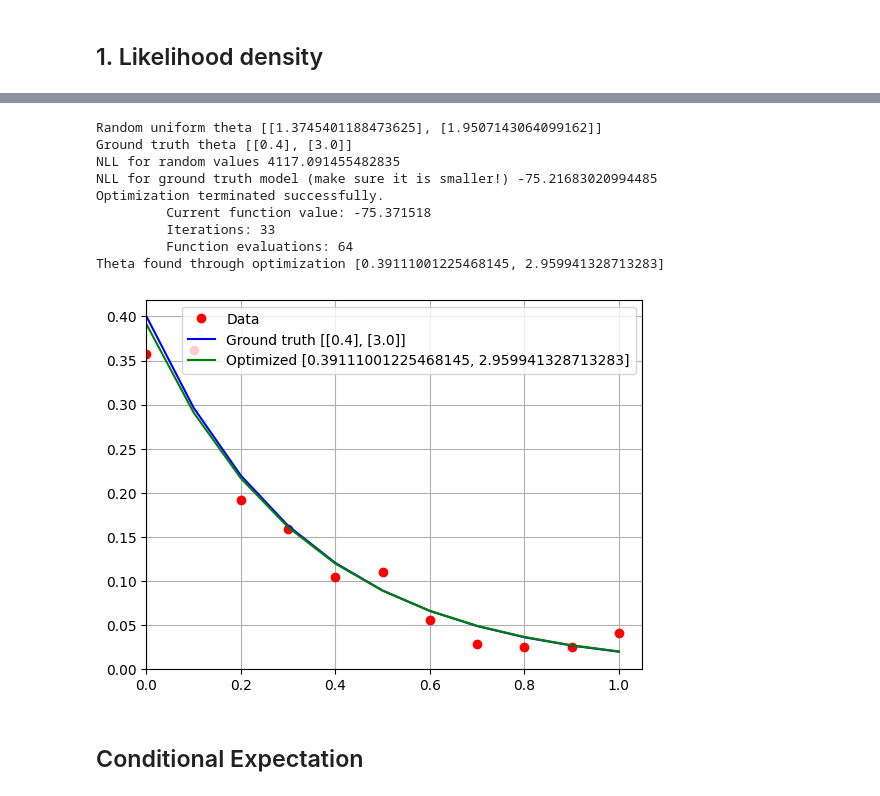
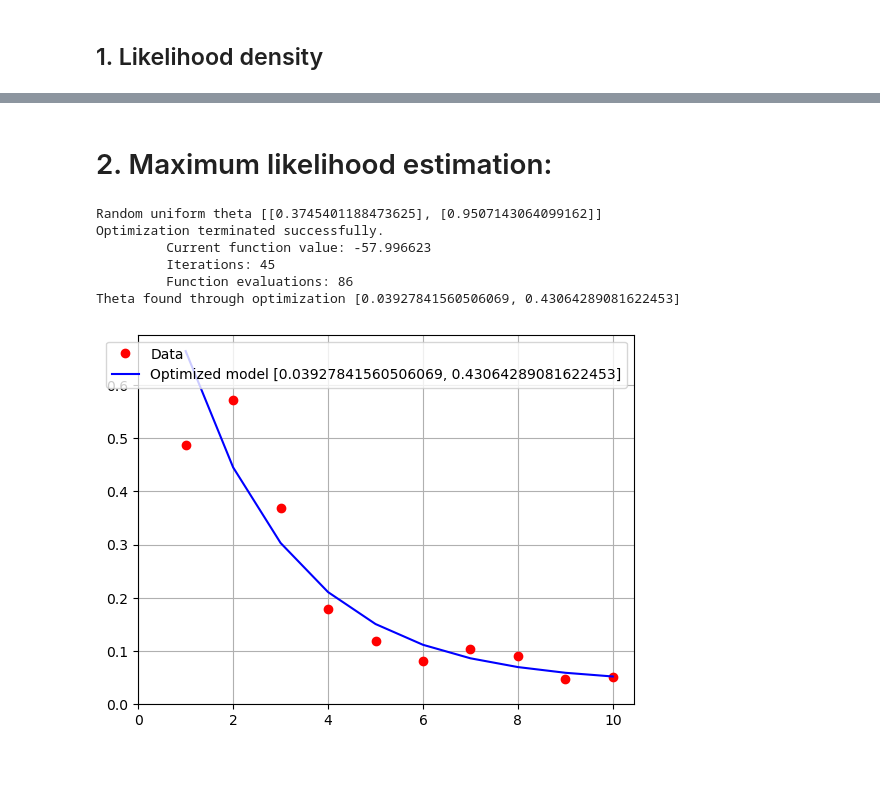
Before and after one commit to tornikeo/lut-statistical-parameter-estimation, a Jupyter notebook: tornikeo_e2.ipynb, the cells around one changed output, grey strips where cells are left out. Drawn from its saved outputs; the diff is of its cells as text; code cells hidden in the pictures; blank space fills up the shorter version.

```diff
--- a/tornikeo_e2.ipynb
+++ b/tornikeo_e2.ipynb
@@ -5,19 +3,24 @@ Define data and model. **For a live version of this notebook visit .**
 # %%
+%load_ext autoreload
+%autoreload 2
+%matplotlib inline
+
 import numpy as np
 from scipy.optimize import fmin
 import matplotlib.pyplot as plt
 
-y = np.array([
+m = np.array([
     0.487, 0.572, 0.369, 0.179, 0.119, 0.0809, 0.104, 0.091, 0.047, 0.051
 ]).reshape(-1, 1)
-t = np.linspace(0, 10, len(y)).reshape(-1,1)
+N = len(m)
+t = np.linspace(1, 10, N).reshape(-1,1)
 A_0 = 1
-
+sigma = .05 # Not given in the exercise sheet!
 
 def model(t, theta):
     theta_1, theta_2 = theta
     return theta_1 + (A_0 - theta_1) * np.exp(-theta_2 * t)
 
-print(y)
+print(m)
 print(t)
 # %% [output]
@@ -87,45 +93,38 @@ $$
+# %% [markdown]
+# 2. Maximum likelihood estimation:
 # %%
 np.random.seed(42)
 
-def nll(theta, t, y, sigma):
-    m = y.shape[0]
-    p = theta.shape[0]
-    return  2 * m * np.log(sigma) \
-        + 1/(2 * sigma**2) * sum((y - model(t, theta))**2)
 
+def log_likelihood(theta, t, m, sigma):
+    N,p = m.shape
+    return (N / 2 * np.log(2 * np.pi) - 2*N*np.log(sigma) - \
+            1/(2 * sigma**2) * np.sum( (m - model( t, theta ))**2 ))
 
-theta = np.random.uniform(1,2,size=(2,1))
+def NLL(theta, t, m, sigma):
+    return -log_likelihood(theta, t, m, sigma)
+
+theta = np.random.uniform(0,1,size=(2,1))
 
 print("Random uniform theta", theta.tolist())
-print("Ground truth theta", theta_ground.tolist())
-print("NLL for random values", nll(theta, t, y, sigma).item())
-print(f"NLL for ground truth model (make sure it is smaller!)", nll(theta_ground, t, y, sigma).item())
 
-theta_optimized = fmin(nll, x0=theta, args=(t, y, sigma), xtol=.05)
+theta_optimized = fmin(NLL, x0=theta, args=(t, m, sigma))
 
 print(f"Theta found through optimization {theta_optimized.tolist()}")
 
-
-y_pred = model(t,theta_ground)
-y_opt = model(t,theta_optimized)
-plt.plot(t, y, 'ro', label='Data')
-plt.plot(t, y_pred, 'b-', label=f'Ground truth {theta_ground.tolist()}')
-plt.plot(t, y_opt, 'g-', label=f'Optimized {theta_optimized.tolist()}')
+m_opt = model(t, theta_optimized)
+plt.plot(t, m, 'ro', label='Data')
+plt.plot(t, m_opt, 'b-', label=f'Optimized model {theta_optimized.tolist()}')
 plt.legend()
 plt.xlim([0,None])
 plt.ylim([0,None])
 plt.grid(True)
 plt.show()
 # %% [output]
-Random uniform theta [[1.3745401188473625], [1.9507143064099162]]
-Ground truth theta [[0.4], [3.0]]
-NLL for random values 4117.091455482835
-NLL for ground truth model (make sure it is smaller!) -75.21683020994485
+Random uniform theta [[0.3745401188473625], [0.9507143064099162]]
 Optimization terminated successfully.
-         Current function value: -75.371518
-         Iterations: 33
-         Function evaluations: 64
-Theta found through optimization [0.39111001225468145, 2.959941328713283]
+         Current function value: -57.996623
+         Iterations: 45
+         Function evaluations: 86
+Theta found through optimization [0.03927841560506069, 0.43064289081622453]
-[figure, old version]
+[figure, new version]
-# %% [markdown]
-## Conditional Expectation
```
Also changed, not shown: parts of 26 cells of this notebook, 2 other files.
